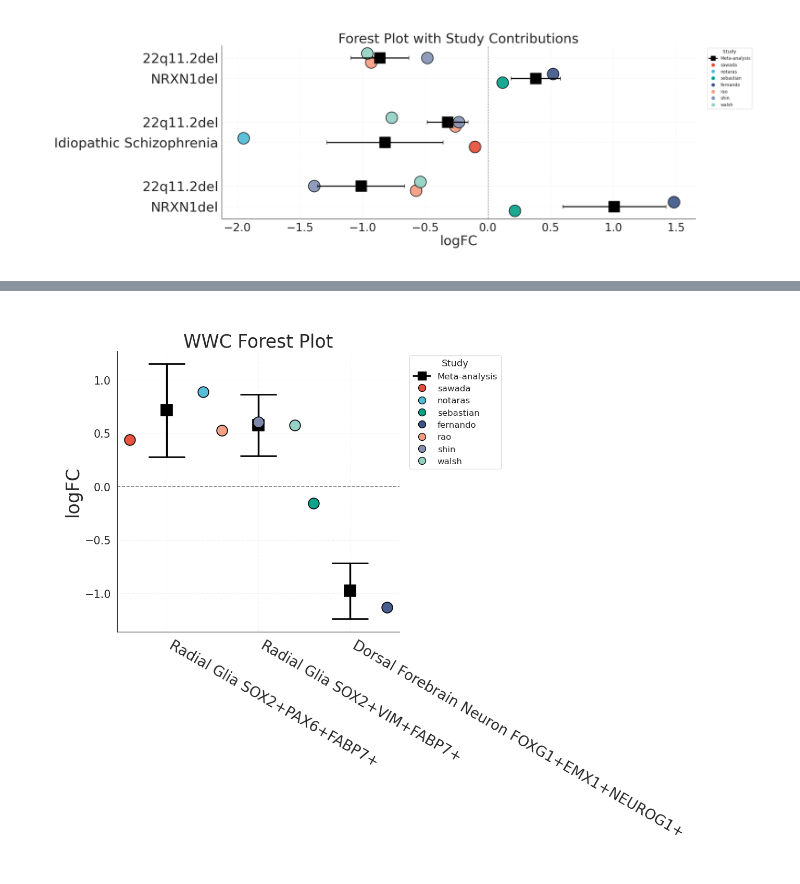
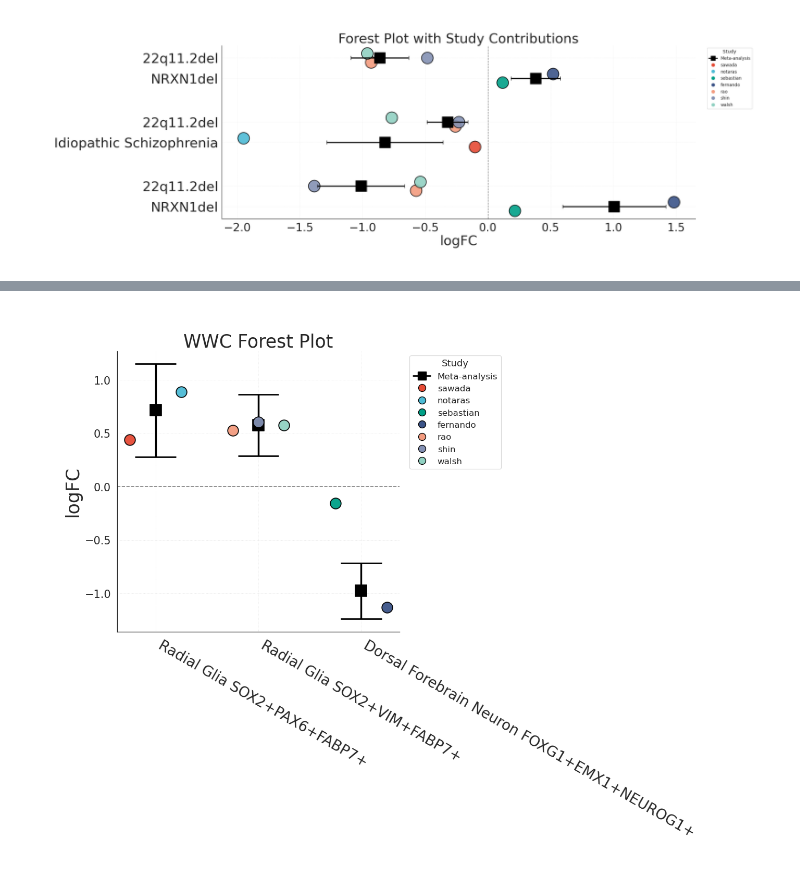
Before and after one commit to deepak-kaji/schizophrenia_organoid_convergence, a Jupyter notebook: Figures/Figure_4-Shared_Divergent.ipynb, the cells around one changed output, grey strips where cells are left out. Cells and saved outputs as stored; diff of their text form; code cells hidden in the pictures.

Commit message:
updating figures

```diff
--- a/Figures/Figure_4-Shared_Divergent.ipynb
+++ b/Figures/Figure_4-Shared_Divergent.ipynb
@@ -1347,7 +1349,7 @@ for _, row in df.iterrows():
 
     study_vals = row[logfc_cols].dropna()
 
-    offsets = np.linspace(-0.08, 0.08, len(study_vals))
+    offsets = np.linspace(-0.05, 0.05, len(study_vals))
 
     for offset, (col, val) in zip(offsets, study_vals.items()):
 
@@ -1408,48 +1410,40 @@ legend_elements.insert(
         color=META_COLOR,
         label='Meta-analysis',
         markersize=11,
-        linewidth=2
-    )
+        linewidth=2)
 )
 
-ax.legend(
-    handles=legend_elements,
-    title="Study",
-    bbox_to_anchor=(1.02, 1),
-    loc='upper left',
-    fontsize=12,
-    title_fontsize=13
-)
+ax.legend(handles=legend_elements, title="Study", bbox_to_anchor=(1.02, 1), loc='upper left', fontsize=12, title_fontsize=13)
 
 # =====================================================
 # FINAL FORMATTING
 # =====================================================
 
 sns.despine()
 
 ax.tick_params(axis='x', labelsize=20)
 ax.tick_params(axis='y', labelsize=15)
 
 ax.set_xticks(df["x"])
 
 ax.set_xticklabels(
     df["label"],
     rotation=-30,
     ha='left')
 
 # tick sizes
 ax.tick_params(axis='x', labelsize=20)
 ax.tick_params(axis='y', labelsize=15)
 ax.set_ylabel("logFC", fontsize=25)
 ax.set_title("WWC Forest Plot", fontsize=25)
 
 
 plt.savefig(
     "/home/deepak/datasets/scz_meta_analysis/panels/Fig_4_WWC2_forest_plot_vertical.svg",
     format="svg",
     bbox_inches="tight",
     dpi=300)
 
 plt.show()
 # %% [output]
-[figure, old version]
+[figure, new version]
```
Also changed, not shown: parts of 12 cells of this notebook, 5 other files.
